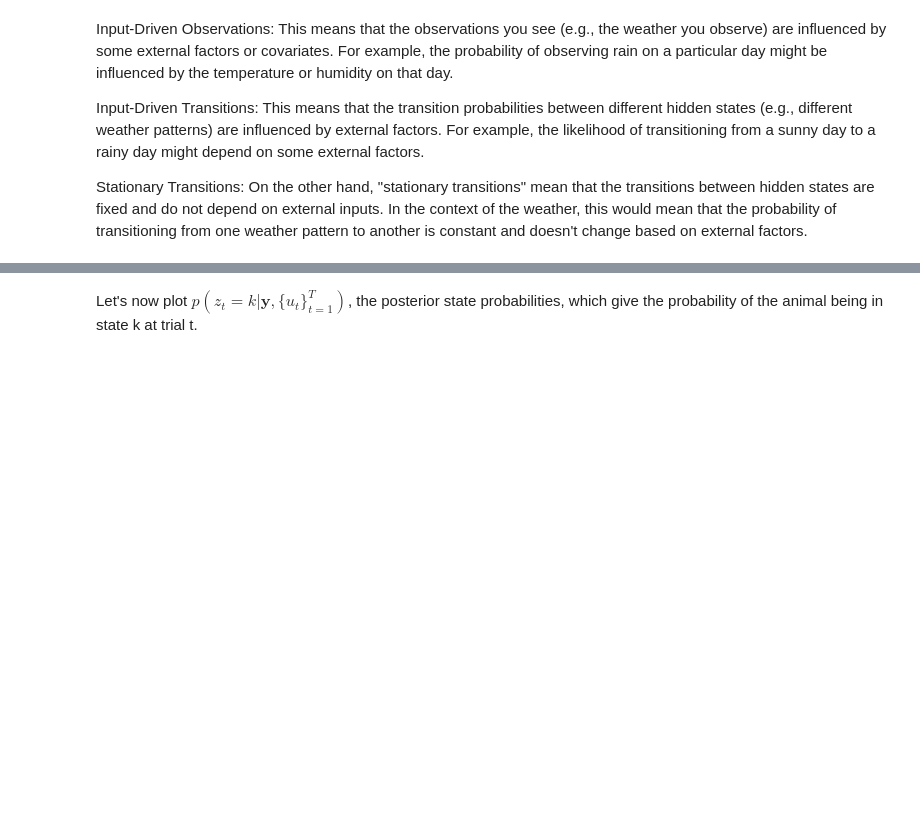
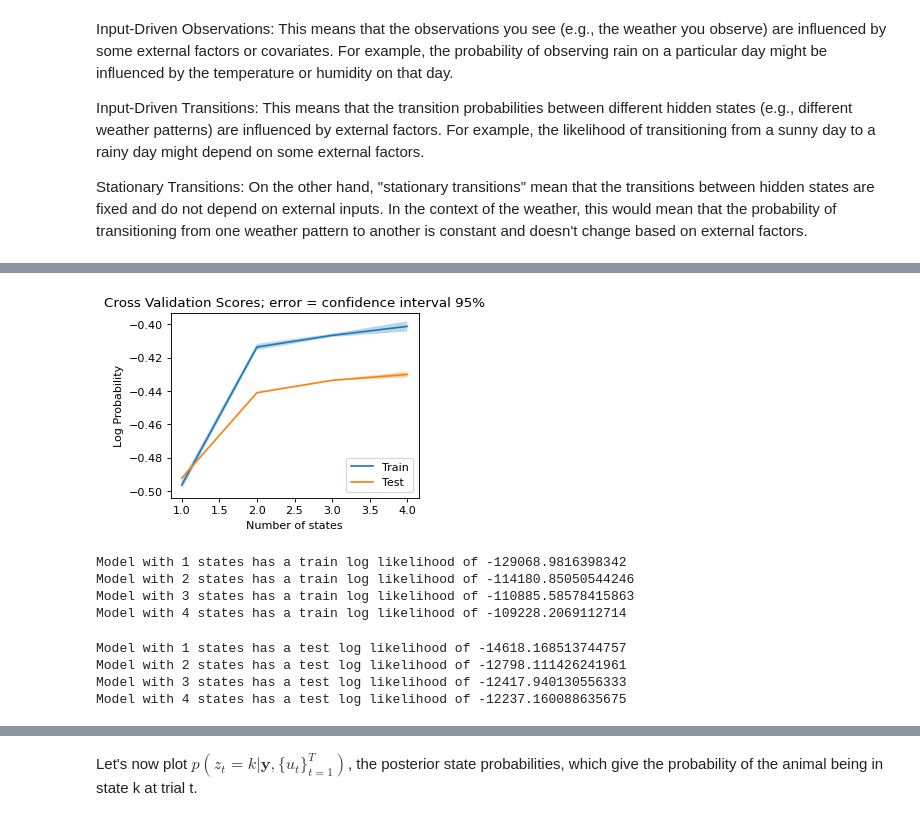
Before and after one commit to jbwallace123/glm_and_glmhmm, a Jupyter notebook: notebooks/Input-Driven-Observations(GLM-HMM)-SabaLab.ipynb, the cells around one changed output, grey strips where cells are left out. Cells and saved outputs as stored; diff of their text form; code cells hidden in the pictures; blank space fills up the shorter version.

```diff
--- a/notebooks/Input-Driven-Observations(GLM-HMM)-SabaLab.ipynb
+++ b/notebooks/Input-Driven-Observations(GLM-HMM)-SabaLab.ipynb
@@ -172,0 +601,66 @@ Stationary Transitions: On the other hand, "stationary transitions" mean that th
+# %%
+## calc standard error of the mean for train and test scores
+stationary_train_scores_sem = []
+for i in range(len(stationary_train_scores)):
+    stationary_train_scores_sem.append(np.std(stationary_train_scores[i])/np.sqrt(len(stationary_train_scores[i])))
+
+stationary_test_scores_sem = []
+for i in range(len(stationary_test_scores)):
+    stationary_test_scores_sem.append(np.std(stationary_test_scores[i])/np.sqrt(len(stationary_test_scores[i])))
+
+## determine critical value for set confidence interval
+from scipy.stats import norm
+confidence = 0.95
+alpha_2 = (1 - confidence) / 2
+critical_value = norm.ppf(1 - alpha_2)
+
+## calc confidence interval for train and test scores
+stationary_train_scores_ci = []
+for i in range(len(stationary_train_scores)):
+    stationary_train_scores_ci.append([np.mean(stationary_train_scores[i]) - (critical_value * stationary_train_scores_sem[i]),
+                                  np.mean(stationary_train_scores[i]) + (critical_value * stationary_train_scores_sem[i])])
+
+stationary_test_scores_ci = []
+for i in range(len(stationary_test_scores)):
+    stationary_test_scores_ci.append([np.mean(stationary_test_scores[i]) - (critical_value * stationary_test_scores_sem[i]),
+                                np.mean(stationary_test_scores[i]) + (critical_value * stationary_test_scores_sem[i])])
+# %%
+## plot train and test scores for each model and display confidence intervals
+fig = plt.figure(figsize=(4, 3), dpi=80, facecolor='w', edgecolor='k')
+plt.plot(num_states, [np.mean(s) for s in stationary_train_scores], label="Train")
+plt.plot(num_states, [np.mean(s) for s in stationary_test_scores], label="Test")
+plt.fill_between(num_states, [s[0] for s in stationary_train_scores_ci], [s[1] for s in stationary_train_scores_ci], alpha=0.3)
+plt.fill_between(num_states, [s[0] for s in stationary_test_scores_ci], [s[1] for s in stationary_test_scores_ci], alpha=0.3)
+plt.legend(loc="lower right")
+plt.xlabel("Number of states")
+plt.ylabel("Log Probability")
+plt.title("Cross Validation Scores; error = confidence interval 95%")
+plt.show()
+# %% [output]
+[figure, added]
+# %%
+for ii in range(len(stationary_model_list)):
+    log_likelihood = stationary_model_list[ii].log_likelihood(choices, inputs=inpts)
+    print('Model with ' + str(num_states[ii]) + ' states has a train log likelihood of ' + str(log_likelihood))
+# %% [output]
+Model with 1 states has a train log likelihood of -129068.9816398342
+Model with 2 states has a train log likelihood of -114180.85050544246
+Model with 3 states has a train log likelihood of -110885.58578415863
+Model with 4 states has a train log likelihood of -109228.2069112714
+# %%
+##determine LL of held out test data
+test_choices = test_data['Decision'].to_numpy()
+test_choices = test_choices.reshape(-1, 1)
+test_choices = test_choices.astype(int)
+
+test_inpts = test_data_x.to_numpy()
+stationary_test_ll_list = []
+
+for ii in range(len(stationary_model_list)):
+    stationary_test_ll_list.append(stationary_model_list[ii].log_likelihood(test_choices, inputs=test_inpts))
+    print('Model with ' + str(num_states[ii]) + ' states has a test log likelihood of ' + str(stationary_test_ll_list[ii]))
+# %% [output]
+Model with 1 states has a test log likelihood of -14618.168513744757
+Model with 2 states has a test log likelihood of -12798.111426241961
+Model with 3 states has a test log likelihood of -12417.940130556333
+Model with 4 states has a test log likelihood of -12237.160088635675
```
Also changed, not shown: parts of 111 cells of this notebook, 1 other file.
